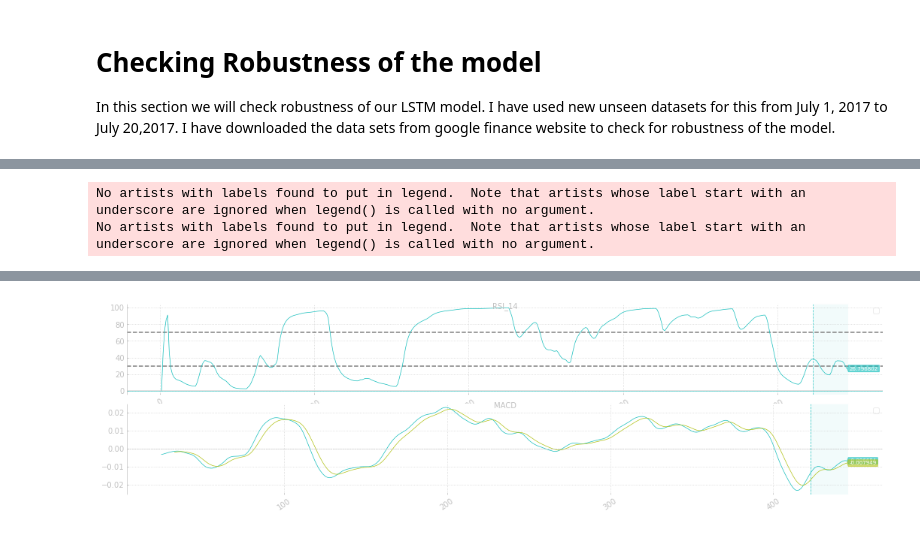
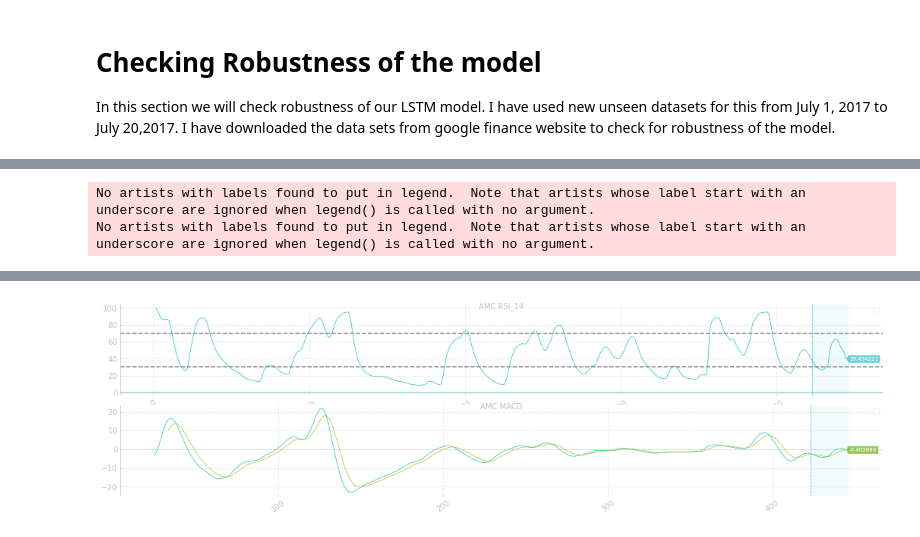
Before and after one commit to zkjfry/MF703, a Jupyter notebook: Stock_Price_Predictor.ipynb, the cells around one changed output, grey strips where cells are left out. Cells and saved outputs as stored; diff of their text form; code cells hidden in the pictures.

```diff
--- a/Stock_Price_Predictor.ipynb
+++ b/Stock_Price_Predictor.ipynb
@@ -17,11 +17,10 @@ import sys
 
 import yfinance as yf
 
-tickers = ['NKE', 'CVS', 'SWK', 'SHW', 'MSFT', 'DISH', 'GIS', 'MA', 'CAG', 'BBY']
+tickers = ['AES', 'UNH', 'AAPL', 'PG', 'PLD', 'DLR', 'BAC', 'TMO', 'JNJ', 'DUK', 'NKE', 'CVS', 'SWK', 'SHW', 'MSFT', 'DISH', 'GIS', 'MA', 'CAG', 'BBY']
 
-
-index_name = "NKE"
-data = yf.download(index_name, '2010-01-01','2018-12-31', interval="1d")
+index_name = "AMC"
+data = yf.download(index_name, '2010-01-01','2023-12-07', interval="1d")
 file_name = index_name + ".csv"
 data.to_csv(file_name,index = False)
 print(data)
@@ -175,8 +143,0 @@ display(stocks.head())
-# %%
-X_train, X_test, y_train, y_test, label_range= sd.train_test_split_linear_regression(stocks)
-
-print("x_train", X_train.shape)
-print("y_train", y_train.shape)
-print("x_test", X_test.shape)
-print("y_test", y_test.shape)
-model = LinearRegressionModel.build_model(X_train,y_train)
@@ -472,7 +414,7 @@ import network as nt
 import indicators as ind
 import mpl_finance_ext as mfe
 import matplotlib.pyplot as plt
-predict = pd.DataFrame(predictions, columns=["Close"])
+predict = pd.DataFrame(returndf, columns=["Close"])
 i_counter = 0
 item = []
 for i in range(len(predict)):
@@ -538,7 +482,7 @@ ax1.axhline(70, linestyle='--', linewidth=1.5, color='grey')
 
 mfe.plot(
     data=data,
-    name='RSI_14',
+    name=index_name+' RSI_14',
     plot_columns=['RSI_14'],
     axis=ax1,
     fig=fig,
@@ -557,7 +501,7 @@ ax1 = plt.subplot2grid(
 
 mfe.plot(
     data=data,
-    name='MACD',
+    name=index_name+' MACD',
     plot_columns=['MACD_12_26', 'MACDsign_12_26'],
     axis=ax1,
     fig=fig,
@@ -565,17 +509,27 @@ mfe.plot(
     vline=dataset_train_length - 1,
     vspan=[dataset_train_length - 1, len(data.index)]
 )
-print(data)
-previous_15 = data['MACD_12_26'].shift(1)
-previous_45 = data['MACDsign_12_26'].shift(1)
-buying = (((data['MACD_12_26'] <= data['MACDsign_12_26']) & (previous_15 >= previous_45)))
-buying_dates = data.loc[buying, 'Item']
-selling = (((data['MACD_12_26'] >= data['MACDsign_12_26']) & (previous_15 <= previous_45)))
-selling_dates = data.loc[selling, 'Item']
-print("Buying-------------------------")
-print(buying_dates)
-print("Selling-------------------------")
-print(selling_dates)
+
+previous_RSI = data['RSI_14'].shift(1)
+selling_RSI = (((data['RSI_14'] <= 70) & (previous_RSI >= 70)))
+selling_dates_RSI = data.loc[selling_RSI, 'Item']
+buying_RSI = (((data['RSI_14'] >= 30) & (previous_RSI <= 30)))
+buying_dates_RSI = data.loc[buying_RSI, 'Item']
+print("Buying RSI-------------------------")
+print(pd.DataFrame(buying_dates_RSI))
+print("Selling RSI-------------------------")
+print(pd.DataFrame(selling_dates_RSI))
+
+previous_MACD = data['MACD_12_26'].shift(1)
+previous_MACD_sign = data['MACDsign_12_26'].shift(1)
+selling_MACD = (((data['MACD_12_26'] <= data['MACDsign_12_26']) & (previous_MACD >= previous_MACD_sign)))
+selling_dates_MACD = data.loc[selling_MACD, 'Item']
+buying_MACD = (((data['MACD_12_26'] >= data['MACDsign_12_26']) & (previous_MACD <= previous_MACD_sign)))
+buying_dates_MACD = data.loc[buying_MACD, 'Item']
+print("Buying MACD-------------------------")
+print(pd.DataFrame(buying_dates_MACD))
+print("Selling MACD-------------------------")
+print(pd.DataFrame(selling_dates_MACD))
 
 plt.show()
 # %% [output]
@@ -601 +555 @@ Name: Item, dtype: int64
-[figure, old version]
+[figure, new version]
```
Also changed, not shown: parts of 44 cells of this notebook, 30 other files.
